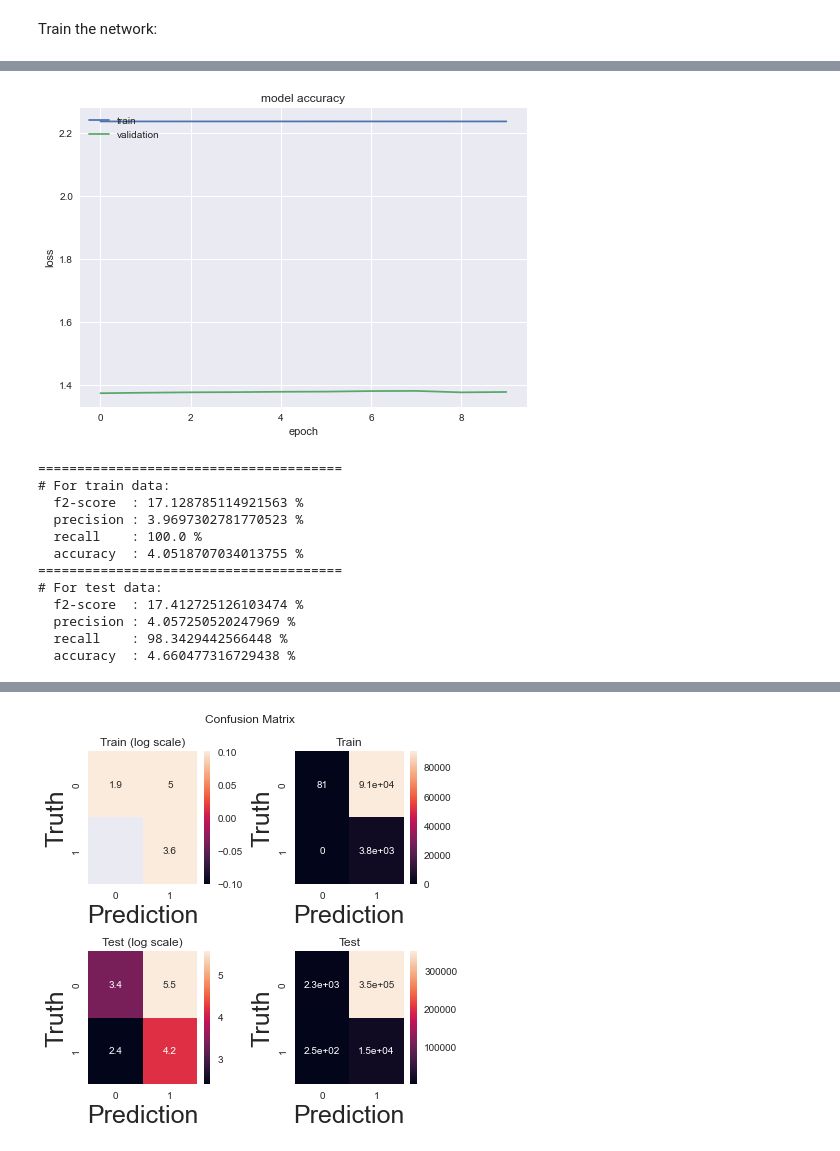
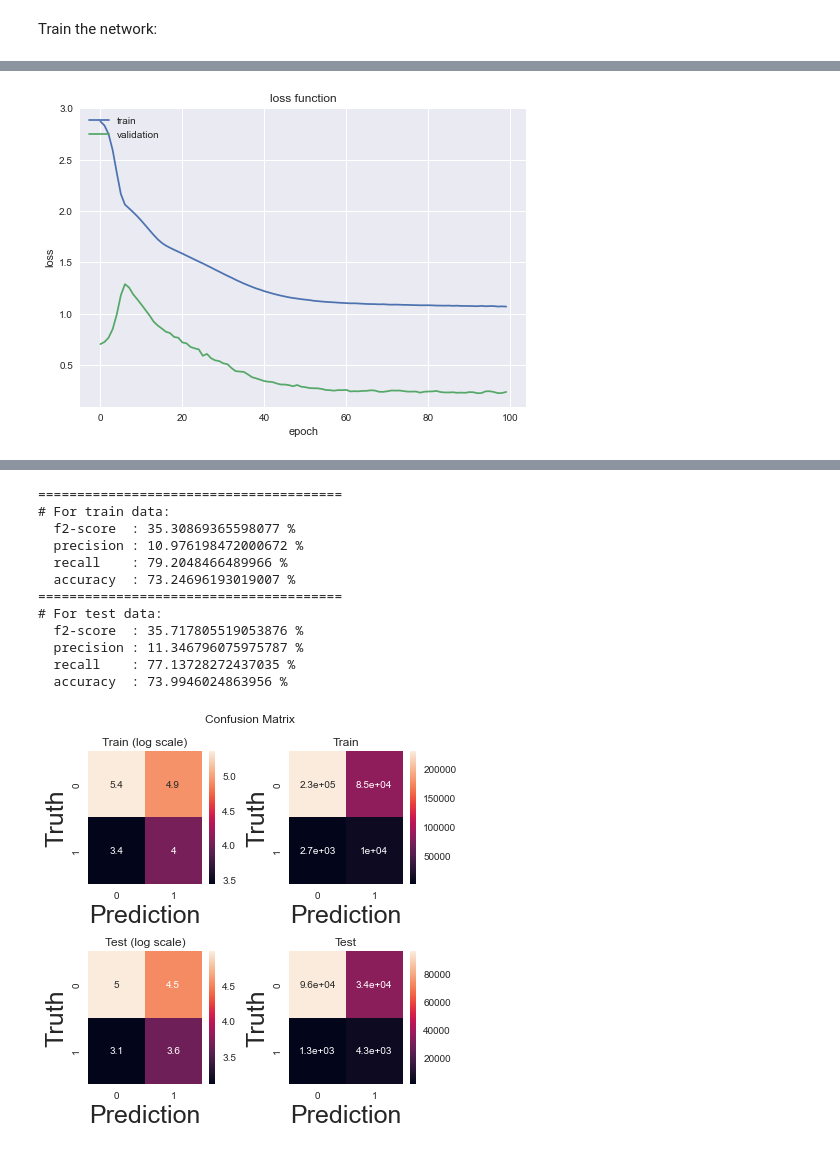
Before and after one commit to wcmphysics/DataScienceBootcamp-Capstone, a Jupyter notebook: notebooks/NeuralNetwork.ipynb, the cells around one changed output, grey strips where cells are left out. Drawn from its saved outputs; the diff is of its cells as text; code cells hidden in the pictures.

```diff
--- a/notebooks/NeuralNetwork.ipynb
+++ b/notebooks/NeuralNetwork.ipynb
@@ -113,7 +114,7 @@ df.head(5)
 # %%
 # split data
 RSEED = 200
-serial_train, serial_test, dummy1, dummy2 = train_test_split(df['serial_number'].unique(), df['serial_number'].unique(), test_size=0.8, random_state=RSEED)
+serial_train, serial_test, dummy1, dummy2 = train_test_split(df['serial_number'].unique(), df['serial_number'].unique(), test_size=0.3, random_state=RSEED)
 df_train = df[df['serial_number'].isin(serial_train)]
 df_test = df[df['serial_number'].isin(serial_test)]
 
@@ -315,21 +319,23 @@ None
 Train the network:
 # %%
 # Train the ANN
-training = model.fit(X_train, y_train, batch_size = 200, validation_split=0.2, epochs = 10, class_weight={0:1.0, 1:90.0})
+#training = model.fit(X_train, y_train, batch_size = 10000, validation_split=0.2, epochs = 100, class_weight={0:1.0, 1:1000.0})
+training = model.fit(X_train_log_scaled, y_train, batch_size = 20000, validation_split=0.2, epochs = 100, class_weight={0:1.0, 1:90.0})
 
 # summarize history for accuracy
 plt.plot(training.history['loss'])
 plt.plot(training.history['val_loss'])
-plt.title('model accuracy')
+plt.title('loss function')
 plt.ylabel('loss')
 plt.xlabel('epoch')
 plt.legend(['train', 'validation'], loc='upper left')
 plt.show()
 
 
+# prediction
+y_train_pred = model.predict(X_train_log_scaled)
+y_test_pred = model.predict(X_test_log_scaled)
 
-y_train_pred = model.predict(X_train)
-y_test_pred = model.predict(X_test)
-
+# evaluate metrics
 show_metrics(y_train, y_train_pred.round(), y_test, y_test_pred.round(), digit=20)
 # %% [output]
@@ -356,13 +363 @@ Epoch 10/10
-[figure, old version]
+[figure, new version]
-=======================================
-# For train data:
-  f2-score  : 17.128785114921563 %
-  precision : 3.9697302781770523 %
-  recall    : 100.0 %
-  accuracy  : 4.0518707034013755 %
-=======================================
-# For test data:
-  f2-score  : 17.412725126103474 %
-  precision : 4.057250520247969 %
-  recall    : 98.3429442566448 %
-  accuracy  : 4.660477316729438 %
@@ -369,4 +365,16 @@ Epoch 10/10
+=======================================
+# For train data:
+  f2-score  : 35.30869365598077 %
+  precision : 10.976198472000672 %
+  recall    : 79.2048466489966 %
+  accuracy  : 73.24696193019007 %
+=======================================
+# For test data:
+  f2-score  : 35.717805519053876 %
+  precision : 11.346796075975787 %
+  recall    : 77.13728272437035 %
+  accuracy  : 73.9946024863956 %
-[figure, old version]
+[figure, new version]
 # %%
 # summarize history for accuracy
 plt.plot(training.history['loss'])
```
Also changed, not shown: parts of 14 cells of this notebook.
